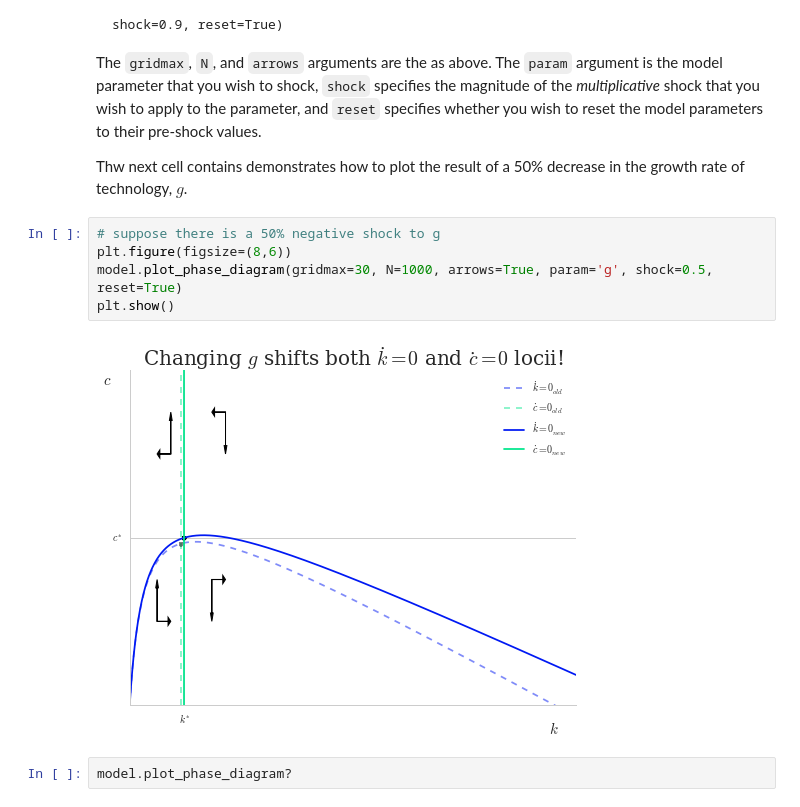
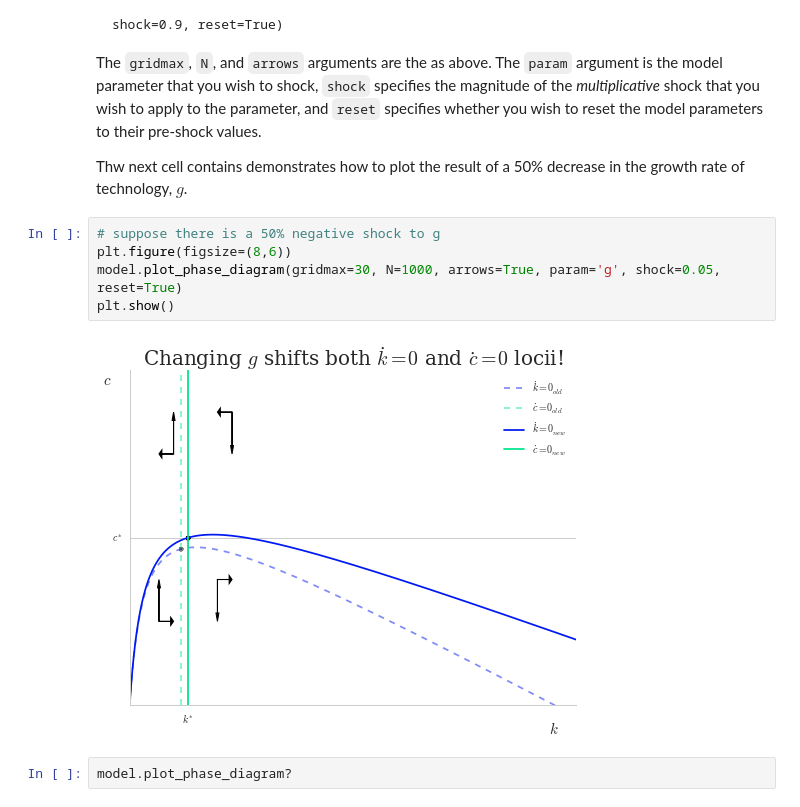
Before and after one commit to crisla/numerical-methods, a Jupyter notebook: labs/lab-2/lab-2.ipynb, the cells around one changed output. Cells and saved outputs as stored; diff of their text form.

```diff
--- a/labs/lab-2/lab-2.ipynb
+++ b/labs/lab-2/lab-2.ipynb
@@ -764,10 +769,10 @@ Thw next cell contains demonstrates how to plot the result of a 50% decrease in
 # %%
 # suppose there is a 50% negative shock to g
 plt.figure(figsize=(8,6))
-model.plot_phase_diagram(gridmax=30, N=1000, arrows=True, param='g', shock=0.5, reset=True)
+model.plot_phase_diagram(gridmax=30, N=1000, arrows=True, param='g', shock=0.05, reset=True)
 plt.show()
 # %% [output]
-[figure, old version]
+[figure, new version]
 # %%
 model.plot_phase_diagram?
 # %% [markdown]
```
Also changed, not shown: parts of 7 cells of this notebook, 2 other files.
